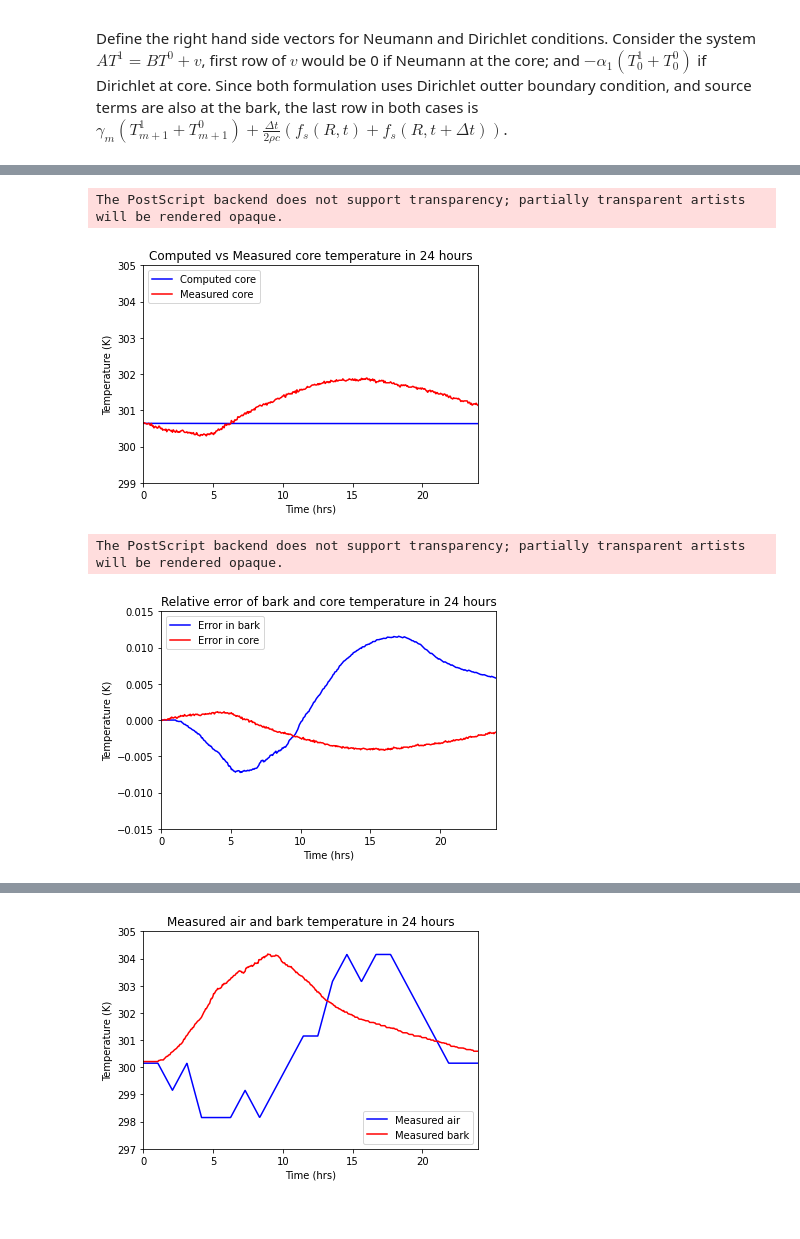
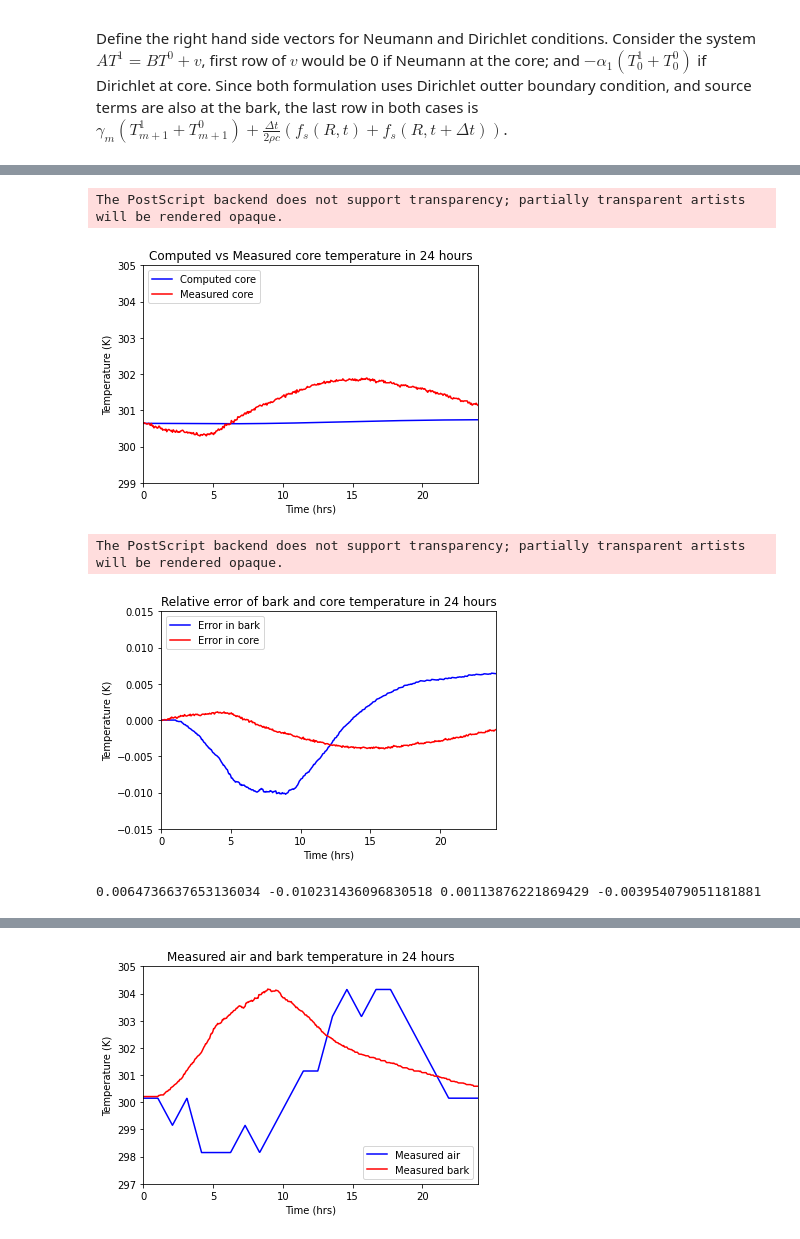
Before and after one commit to yajuna/treeRemote, a Jupyter notebook: notebook/treePower.ipynb, the cells around one changed output, grey strips where cells are left out. Drawn from its saved outputs; the diff is of its cells as text; code cells hidden in the pictures.

```diff
--- a/notebook/treePower.ipynb
+++ b/notebook/treePower.ipynb
@@ -38,7 +38,11 @@ Matplotlib version is 3.5.1
 Numpy version is 1.22.3
 Scipy version is 1.8.0
 # %%
-savefigpath = 'fig/'
+# regular save on laptop
+# savefigpath = 'fig/'
+# save on laptop for testing
+savefigpath = 'figPcoeffDirichlet/'
+# save absolute path desktop
 # savefigpath = '/Users/yajuna/Development/tree/notebook/'
 # %% [markdown]
 Define parameters used in time stepping- related to the properties of the trees and weather: thermal conductivity (W/(mK), $\rho$ the density (kg/m^3), specific heat (J/(kgK)); $\rho$ mutiplies specific heat gives the heat capacity; finally
@@ -68,10 +72,12 @@ parameters = {"n_x": 160,
               "diff_at": [0, -1],
               "radius": 0.18,
               "height": 10,
-              "thermal_conductivity": 0.12, # Notation Kt in code; k in paper
-              "rho": 510,
-              "specific_heat": 1380,
-              "albedo": 0.3}
+              "thermal_conductivity": 0.059,#0.12, # Notation Kt in code; k in paper
+              "rho": 675,#510,
+              "specific_heat": 3740, #1380,
+              "albedo": 0.3, # 0.3 is concrete; 0.18, is grass#
+              "boundary_type": "Dirichlet"
+             }
 # %%
 ## testing cell
 
@@ -667,5 +692,5 @@ The PostScript backend does not support transparency; partially transparent arti
 # %%
-plt.plot(time, solutionArrayN[:,0], 'b-', label='Computed core')
+plt.plot(time, solutionArray[:,0], 'b-', label='Computed core')
 plt.plot(time, core_temp, 'r-', label='Measured core')
 plt.legend(loc="upper left")
 message = f"Computed vs Measured core temperature in 24 hours"
@@ -677,19 +702,26 @@ plt.savefig(savefigpath + 'compare_core_temp' + '.eps', format='eps', dpi=300,bb
 plt.show()
 # %% [output]
 The PostScript backend does not support transparency; partially transparent artists will be rendered opaque.
-[figure, old version]
+[figure, new version]
 # %%
-plt.plot(time, (solutionArrayN[:,-1] - bark_temp)/bark_temp, 'b-', label='Error in bark')
-plt.plot(time, (solutionArrayN[:,0] - core_temp)/core_temp, 'r-', label='Error in core')
+error_bark = (solutionArray[:,-1] - bark_temp)/bark_temp
+error_core = (solutionArray[:,0] - core_temp)/core_temp
+
+
+plt.plot(time, error_bark, 'b-', label='Error in bark')
+plt.plot(time, error_core, 'r-', label='Error in core')
 plt.legend(loc="upper left")
 message = f"Relative error of bark and core temperature in 24 hours"
 plt.title(message)
 plt.axis([0, 24, -0.015, 0.015])
 plt.xlabel('Time (hrs)')
 plt.ylabel('Temperature (K)')
 plt.savefig(savefigpath + 'compare_error_temp' + '.eps', format='eps', dpi=300,bbox_inches='tight')
 plt.show()
+
+print(error_bark.max(), error_bark.min(), error_core.max(), error_core.min())
 # %% [output]
 The PostScript backend does not support transparency; partially transparent artists will be rendered opaque.
-[figure, old version]
+[figure, new version]
+0.0064736637653136034 -0.010231436096830518 0.00113876221869429 -0.003954079051181881
 # %%
```
Also changed, not shown: parts of 7 cells of this notebook.
